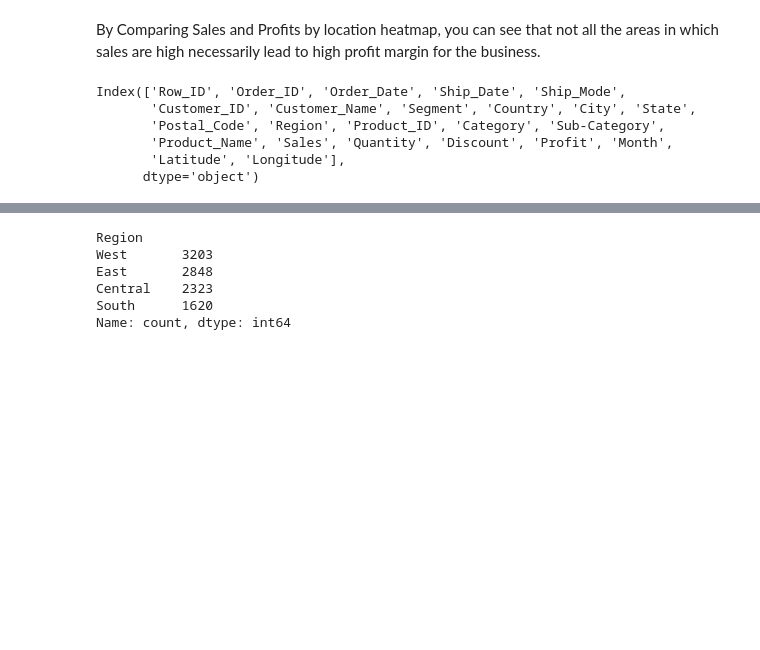
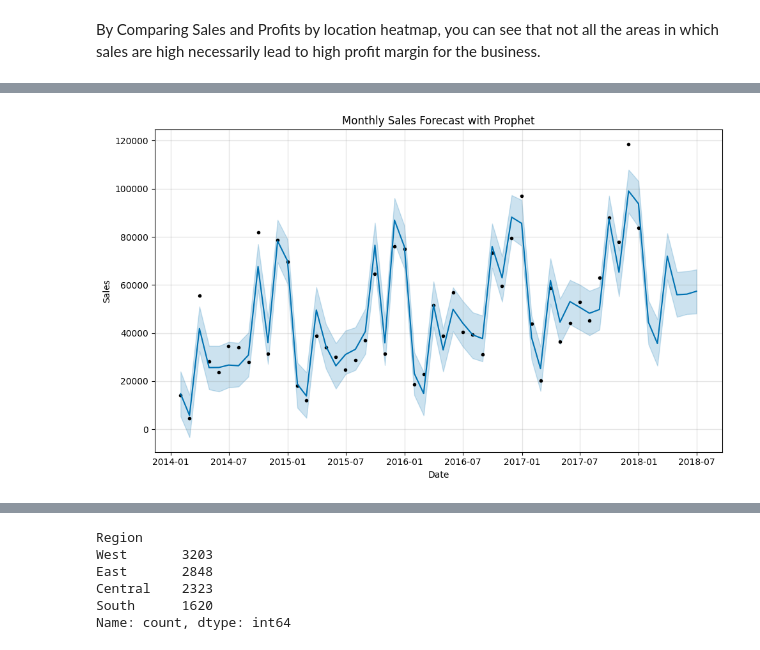
Before and after one commit to sanazgolriz/ThatDataGirl-Portfolio, a Jupyter notebook: sales-trends-dashboard/SalesTrendsNotebook.ipynb, the cells around one changed output, grey strips where cells are left out. Cells and saved outputs as stored; diff of their text form; code cells hidden in the pictures; blank space fills up the shorter version.

```diff
--- a/sales-trends-dashboard/SalesTrendsNotebook.ipynb
+++ b/sales-trends-dashboard/SalesTrendsNotebook.ipynb
@@ -298,11 +298,30 @@ fig.show()
 # %% [markdown]
 By Comparing Sales and Profits by location heatmap, you can see that not all the areas in which sales are high necessarily lead to high profit margin for the business.
-# %%
-df.columns
-# %% [output]
-Index(['Row_ID', 'Order_ID', 'Order_Date', 'Ship_Date', 'Ship_Mode',
-       'Customer_ID', 'Customer_Name', 'Segment', 'Country', 'City', 'State',
-       'Postal_Code', 'Region', 'Product_ID', 'Category', 'Sub-Category',
-       'Product_Name', 'Sales', 'Quantity', 'Discount', 'Profit', 'Month',
-       'Latitude', 'Longitude'],
-      dtype='object')
+# %%
+import pandas as pd
+import matplotlib.pyplot as plt
+#!pip install prophet
+from prophet import Prophet
+
+# Load and prepare the data (replace 'df' with your actual DataFrame if needed)
+df['Order_Date'] = pd.to_datetime(df['Order_Date'])
+df_monthly = df.groupby(pd.Grouper(key='Order_Date', freq='M'))['Sales'].sum().reset_index()
+df_monthly.columns = ['ds', 'y']  # Prophet requires 'ds' for date and 'y' for target
+
+# Initialize and fit the Prophet model
+model = Prophet()
+model.fit(df_monthly)
+
+# Create a dataframe to hold predictions for the next 6 months
+future = model.make_future_dataframe(periods=6, freq='M')
+forecast = model.predict(future)
+
+# Plot the forecast
+fig = model.plot(forecast)
+plt.title('Monthly Sales Forecast with Prophet')
+plt.xlabel('Date')
+plt.ylabel('Sales')
+plt.grid(True)
+plt.tight_layout()
+plt.show()
+# %% [output]
@@ -308,0 +330 @@ Index(['Row_ID', 'Order_ID', 'Order_Date', 'Ship_Date', 'Ship_Mode',
+[figure, added]
```
Also changed, not shown: parts of 7 cells of this notebook.
